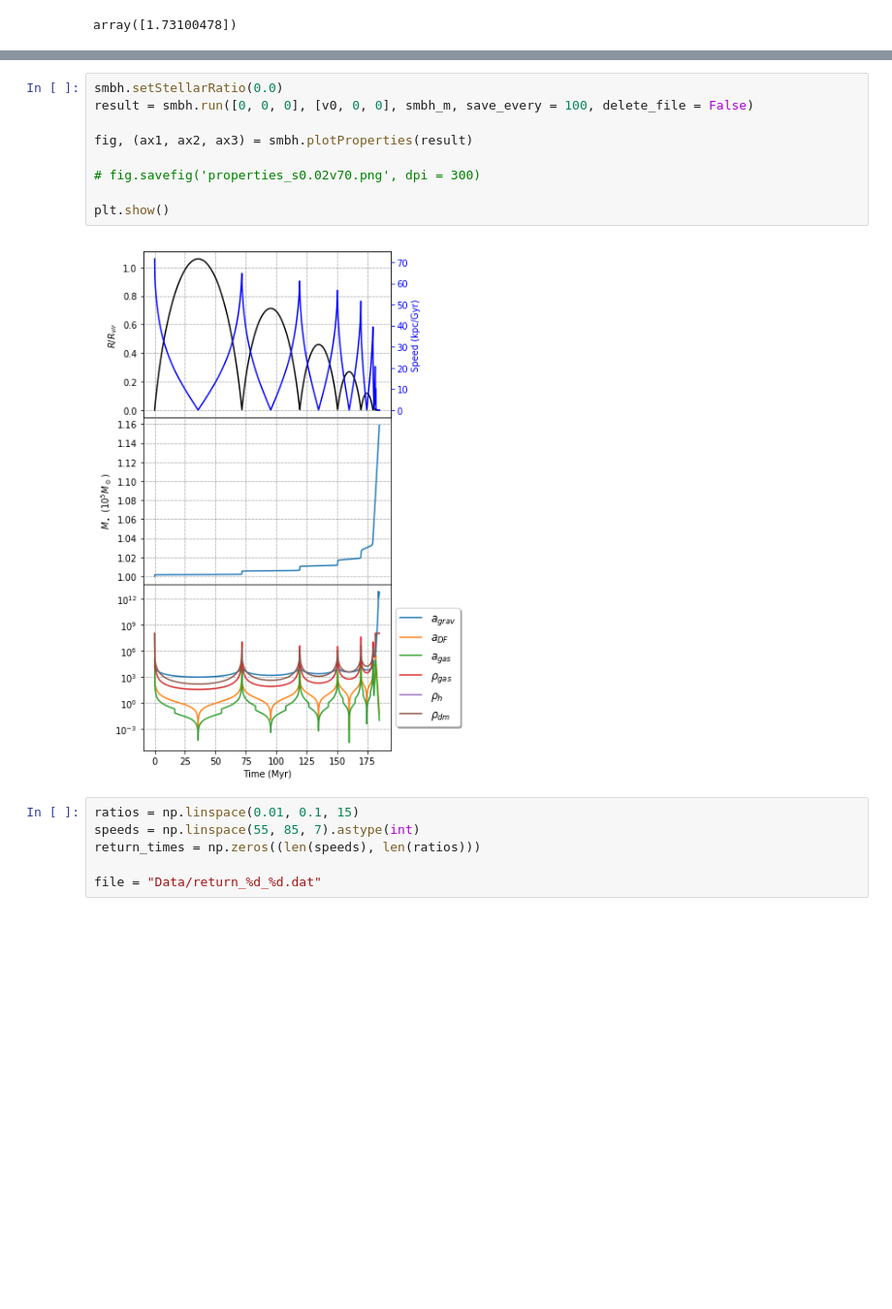
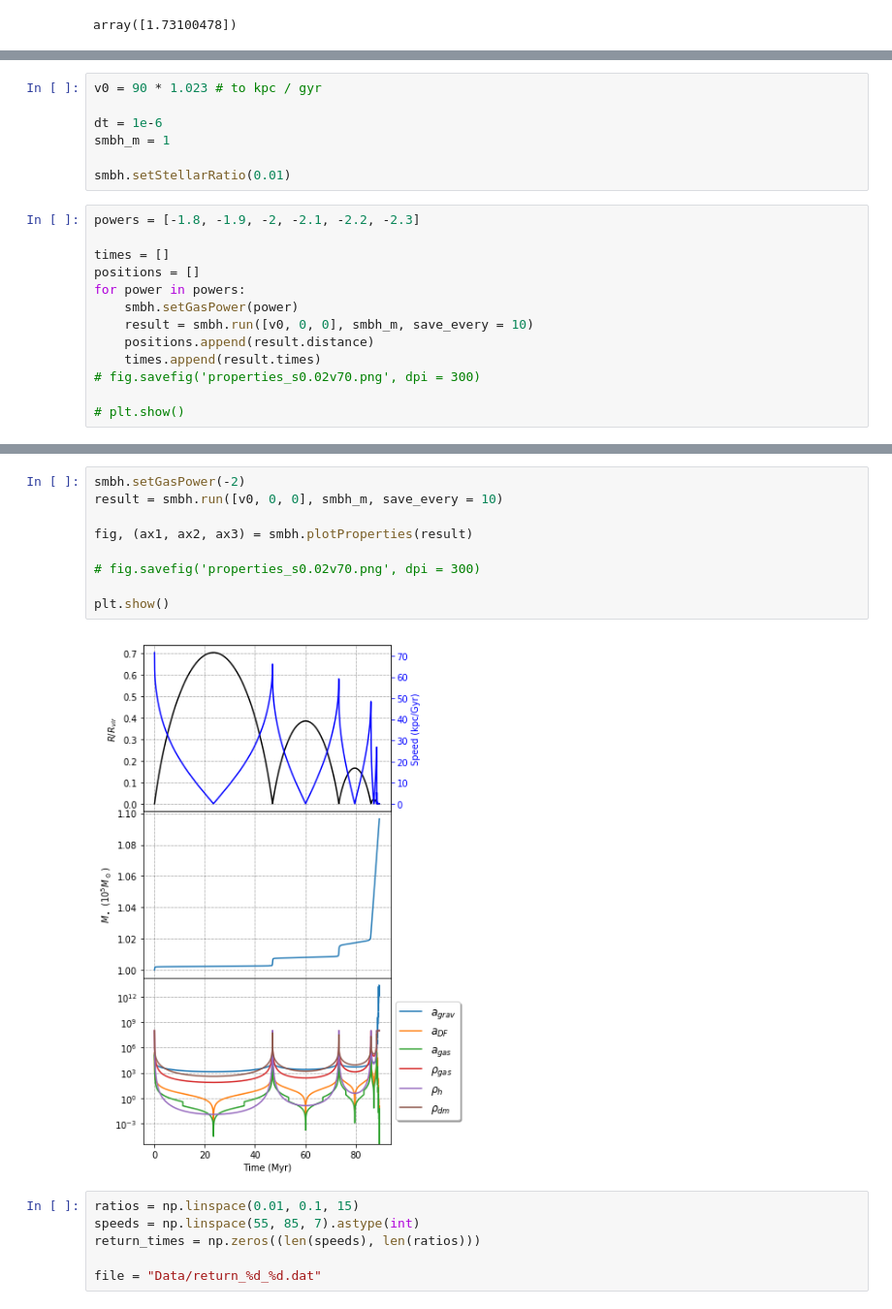
Before and after one commit to jsbarbosa/TesisFisica, a Jupyter notebook: Files/Week 6/Multiple.ipynb, the cells around one changed output, grey strips where cells are left out. Shown: that part at 97% size. Saved outputs shown, nothing was run; the diff lists cells and outputs as text; blank space fills up the shorter version.

```diff
--- a/Files/Week 6/Multiple.ipynb
+++ b/Files/Week 6/Multiple.ipynb
@@ -54,0 +86,20 @@ array([1.73100478])
+# %%
+v0 = 90 * 1.023 # to kpc / gyr
+
+dt = 1e-6
+smbh_m = 1
+
+smbh.setStellarRatio(0.01)
+# %%
+powers = [-1.8, -1.9, -2, -2.1, -2.2, -2.3]
+
+times = []
+positions = []
+for power in powers:
+    smbh.setGasPower(power)
+    result = smbh.run([v0, 0, 0], smbh_m, save_every = 10)
+    positions.append(result.distance)
+    times.append(result.times)
+# fig.savefig('properties_s0.02v70.png', dpi = 300)
+
+# plt.show()
@@ -63,14 +125,14 @@ smbh.setR_vir(smbh.R_VIR_z20)
 # %%
-smbh.setStellarRatio(0.0)
-result = smbh.run([0, 0, 0], [v0, 0, 0], smbh_m, save_every = 100, delete_file = False)
+smbh.setGasPower(-2)
+result = smbh.run([v0, 0, 0], smbh_m, save_every = 10)
 
 fig, (ax1, ax2, ax3) = smbh.plotProperties(result)
 
 # fig.savefig('properties_s0.02v70.png', dpi = 300)
 
 plt.show()
 # %% [output]
-[figure, old version]
+[figure, new version]
 # %%
 ratios = np.linspace(0.01, 0.1, 15)
 speeds = np.linspace(55, 85, 7).astype(int)
```
Also changed, not shown: parts of 9 cells of this notebook, 17 other files.
